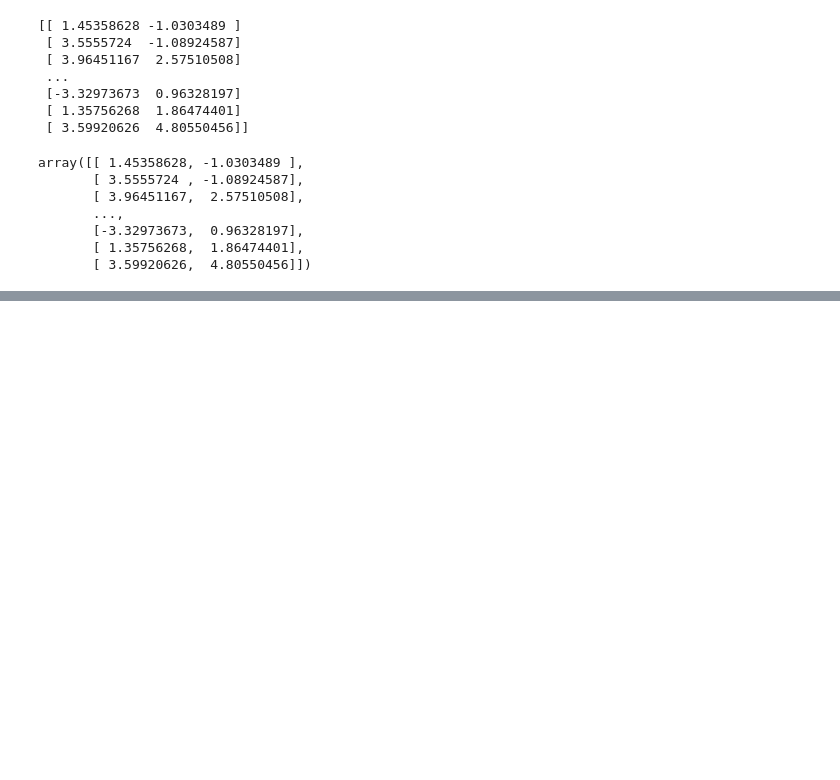
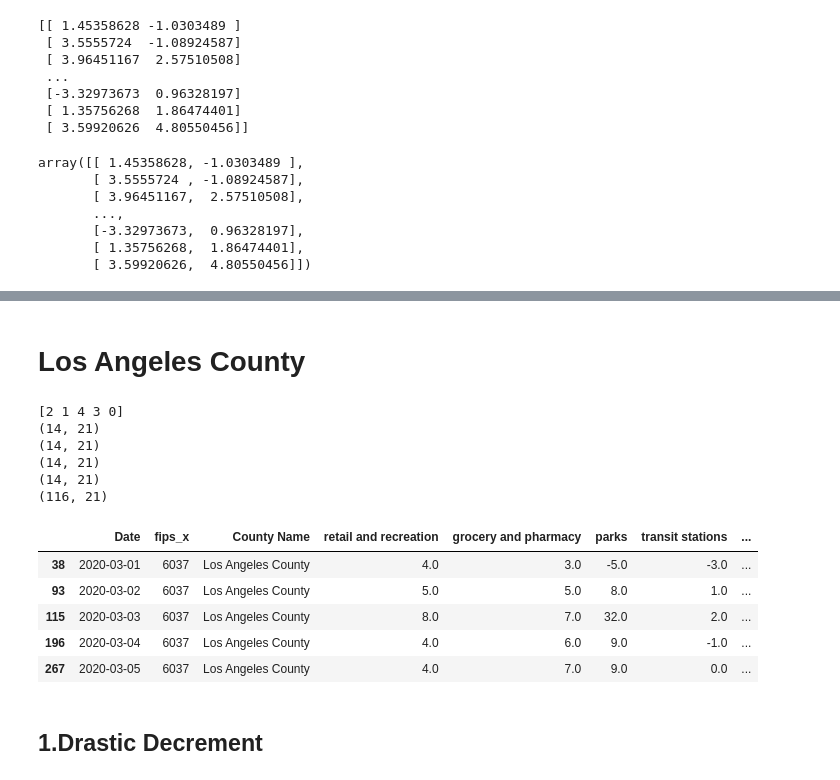
Before and after one commit to jeyasri-s2/meansquares, a Jupyter notebook: CA_FeatureRanking.ipynb, the cells around one changed output, grey strips where cells are left out. Drawn from its saved outputs; the diff is of its cells as text; code cells hidden in the pictures; blank space fills up the shorter version.

```diff
--- a/CA_FeatureRanking.ipynb
+++ b/CA_FeatureRanking.ipynb
@@ -730,0 +760,39 @@ array([[ 1.45358628, -1.0303489 ],
+# %% [markdown]
+# Los Angeles County
+# %%
+feature_labels = ['retail and recreation','grocery and pharmacy','parks','transit stations','workplaces','residential','driving','m50','m50_index',
+               'population_density','mask_rule_active']
+
+target_column = ['label_code']
+
+print(Nassau_county_data['growth_code'].unique())
+
+Nassau_county_data_growth0 = Nassau_county_data[Nassau_county_data['growth_code'] == 0]
+Nassau_county_data_growth1 = Nassau_county_data[Nassau_county_data['growth_code'] == 1]
+Nassau_county_data_growth2 = Nassau_county_data[Nassau_county_data['growth_code'] == 2]
+Nassau_county_data_growth3 = Nassau_county_data[Nassau_county_data['growth_code'] == 3]
+Nassau_county_data_growth4 = Nassau_county_data[Nassau_county_data['growth_code'] == 4]
+
+print(Nassau_county_data_growth0.shape)
+print(Nassau_county_data_growth1.shape)
+print(Nassau_county_data_growth2.shape)
+print(Nassau_county_data_growth3.shape)
+print(Nassau_county_data_growth4.shape)
+# %% [output]
+[2 1 4 3 0]
+(14, 21)
+(14, 21)
+(14, 21)
+(14, 21)
+(116, 21)
+# %%
+Nassau_county_data.head()
+# %% [output]
+|  | Date | fips_x | County Name | retail and recreation | grocery and pharmacy | parks | transit stations | ... |
+| 38 | 2020-03-01 | 6037 | Los Angeles County | 4.0 | 3.0 | -5.0 | -3.0 | ... |
+| 93 | 2020-03-02 | 6037 | Los Angeles County | 5.0 | 5.0 | 8.0 | 1.0 | ... |
+| 115 | 2020-03-03 | 6037 | Los Angeles County | 8.0 | 7.0 | 32.0 | 2.0 | ... |
+| 196 | 2020-03-04 | 6037 | Los Angeles County | 4.0 | 6.0 | 9.0 | -1.0 | ... |
+| 267 | 2020-03-05 | 6037 | Los Angeles County | 4.0 | 7.0 | 9.0 | 0.0 | ... |
+# %% [markdown]
+## 1.Drastic Decrement
```
Also changed, not shown: parts of 43 cells of this notebook.
